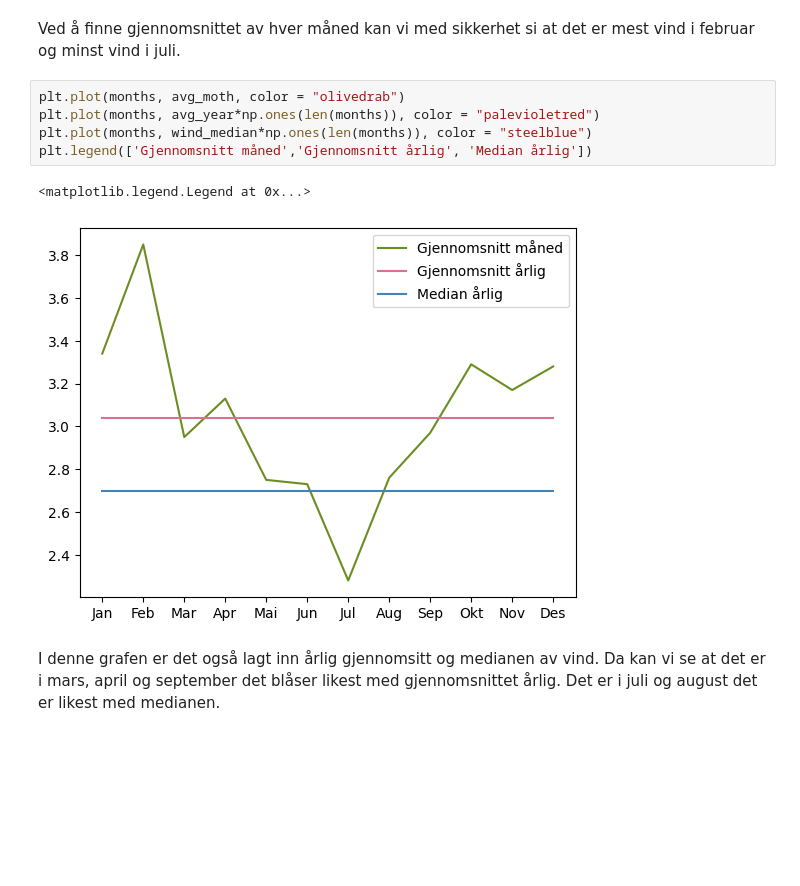
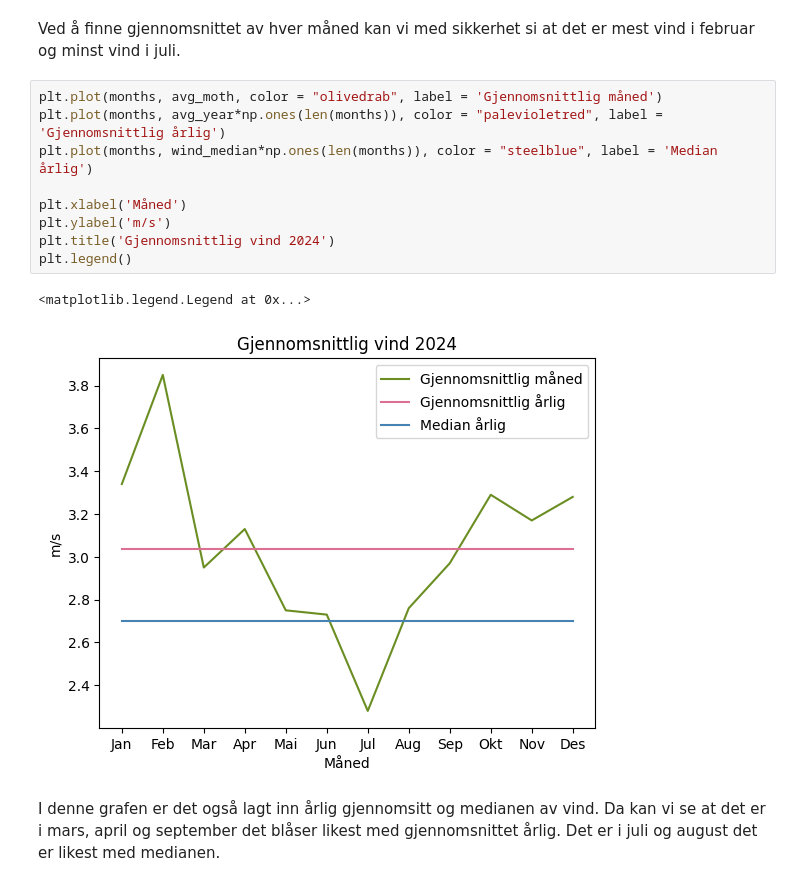
Before and after one commit to Sofihage/Milj-dataanalyse, a Jupyter notebook: notebooks/wind.ipynb, the cells around one changed output. Saved outputs shown, nothing was run; the diff lists cells and outputs as text; blank space fills up the shorter version.

```diff
--- a/notebooks/wind.ipynb
+++ b/notebooks/wind.ipynb
@@ -194,13 +204,17 @@ plt.bar(months, avg_moth, color = "olivedrab")
 # %% [markdown]
 Ved å finne gjennomsnittet av hver måned kan vi med sikkerhet si at det er mest vind i februar og minst vind i juli.
 # %%
-plt.plot(months, avg_moth, color = "olivedrab")
-plt.plot(months, avg_year*np.ones(len(months)), color = "palevioletred")
-plt.plot(months, wind_median*np.ones(len(months)), color = "steelblue")
-plt.legend(['Gjennomsnitt måned','Gjennomsnitt årlig', 'Median årlig'])
+plt.plot(months, avg_moth, color = "olivedrab", label = 'Gjennomsnittlig måned')
+plt.plot(months, avg_year*np.ones(len(months)), color = "palevioletred", label = 'Gjennomsnittlig årlig')
+plt.plot(months, wind_median*np.ones(len(months)), color = "steelblue", label = 'Median årlig')
+
+plt.xlabel('Måned')
+plt.ylabel('m/s')
+plt.title('Gjennomsnittlig vind 2024')
+plt.legend()
 # %% [output]
 <matplotlib.legend.Legend at 0x...>
-[figure, old version]
+[figure, new version]
 # %% [markdown]
 I denne grafen er det også lagt inn årlig gjennomsitt og medianen av vind. Da kan vi se at det er i mars, april og september det blåser likest med gjennomsnittet årlig. Det er i juli og august det er likest med medianen.
 # %%
```
Also changed, not shown: parts of 13 cells of this notebook.
